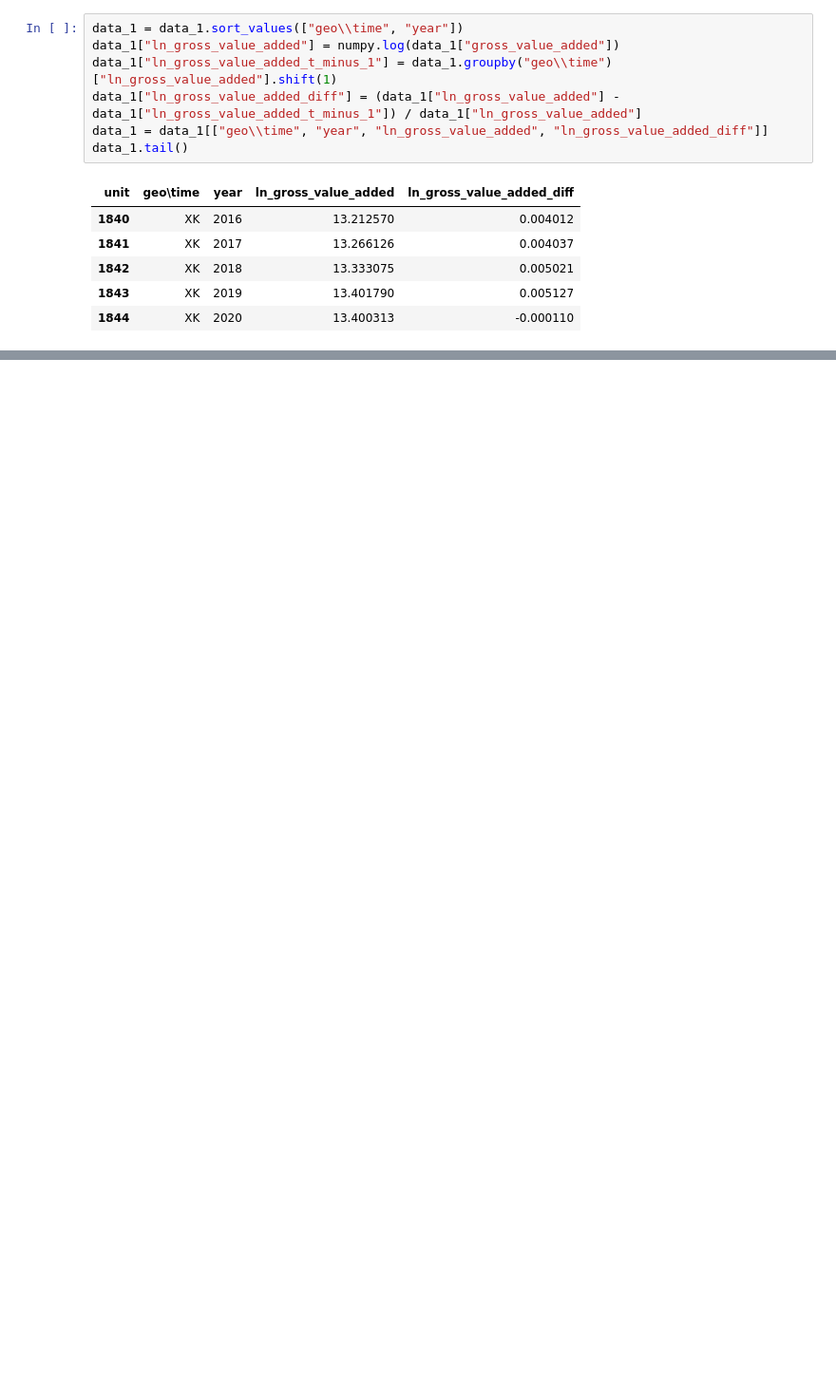
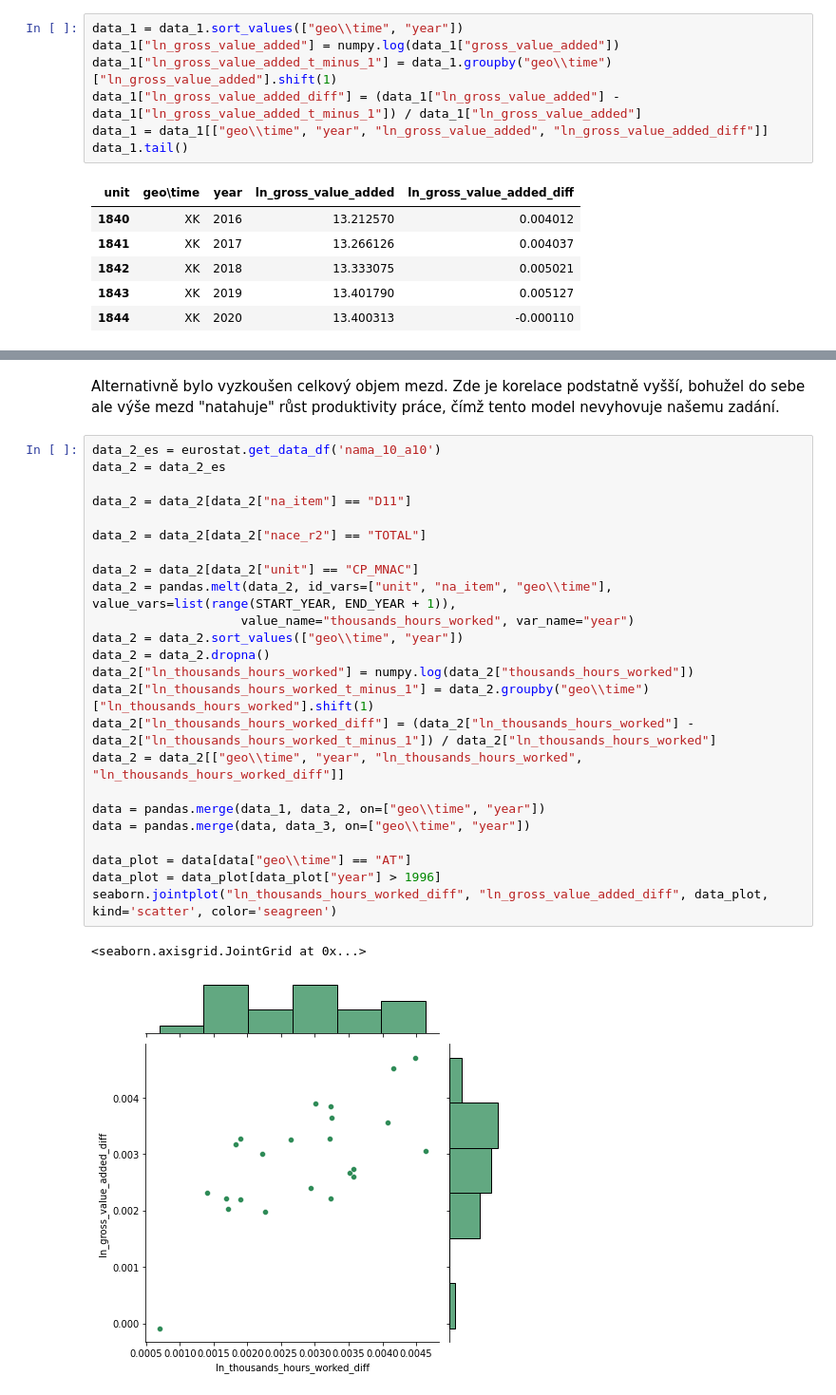
Before and after one commit to pesikj/macroeconomic-analysis, a Jupyter notebook: presentation_02.ipynb, the cells around one changed output, grey strips where cells are left out. Shown: that part at 95% size. Drawn from its saved outputs; the diff is of its cells as text; blank space fills up the shorter version.

```diff
--- a/presentation_02.ipynb
+++ b/presentation_02.ipynb
@@ -200,0 +211,30 @@ Notes:
+# %% [markdown]
+Alternativně bylo vyzkoušen celkový objem mezd. Zde je korelace podstatně vyšší, bohužel do sebe ale výše mezd
+"natahuje" růst produktivity práce, čímž tento model nevyhovuje našemu zadání.
+# %%
+data_2_es = eurostat.get_data_df('nama_10_a10')
+data_2 = data_2_es
+
+data_2 = data_2[data_2["na_item"] == "D11"]
+
+data_2 = data_2[data_2["nace_r2"] == "TOTAL"]
+
+data_2 = data_2[data_2["unit"] == "CP_MNAC"]
+data_2 = pandas.melt(data_2, id_vars=["unit", "na_item", "geo\\time"], value_vars=list(range(START_YEAR, END_YEAR + 1)),
+                    value_name="thousands_hours_worked", var_name="year")
+data_2 = data_2.sort_values(["geo\\time", "year"])
+data_2 = data_2.dropna()
+data_2["ln_thousands_hours_worked"] = numpy.log(data_2["thousands_hours_worked"])
+data_2["ln_thousands_hours_worked_t_minus_1"] = data_2.groupby("geo\\time")["ln_thousands_hours_worked"].shift(1)
+data_2["ln_thousands_hours_worked_diff"] = (data_2["ln_thousands_hours_worked"] - data_2["ln_thousands_hours_worked_t_minus_1"]) / data_2["ln_thousands_hours_worked"]
+data_2 = data_2[["geo\\time", "year", "ln_thousands_hours_worked", "ln_thousands_hours_worked_diff"]]
+
+data = pandas.merge(data_1, data_2, on=["geo\\time", "year"])
+data = pandas.merge(data, data_3, on=["geo\\time", "year"])
+
+data_plot = data[data["geo\\time"] == "AT"]
+data_plot = data_plot[data_plot["year"] > 1996]
+seaborn.jointplot("ln_thousands_hours_worked_diff", "ln_gross_value_added_diff", data_plot, kind='scatter', color='seagreen')
+# %% [output]
+<seaborn.axisgrid.JointGrid at 0x...>
+[figure, added]
```
Also changed, not shown: parts of 39 cells of this notebook.
